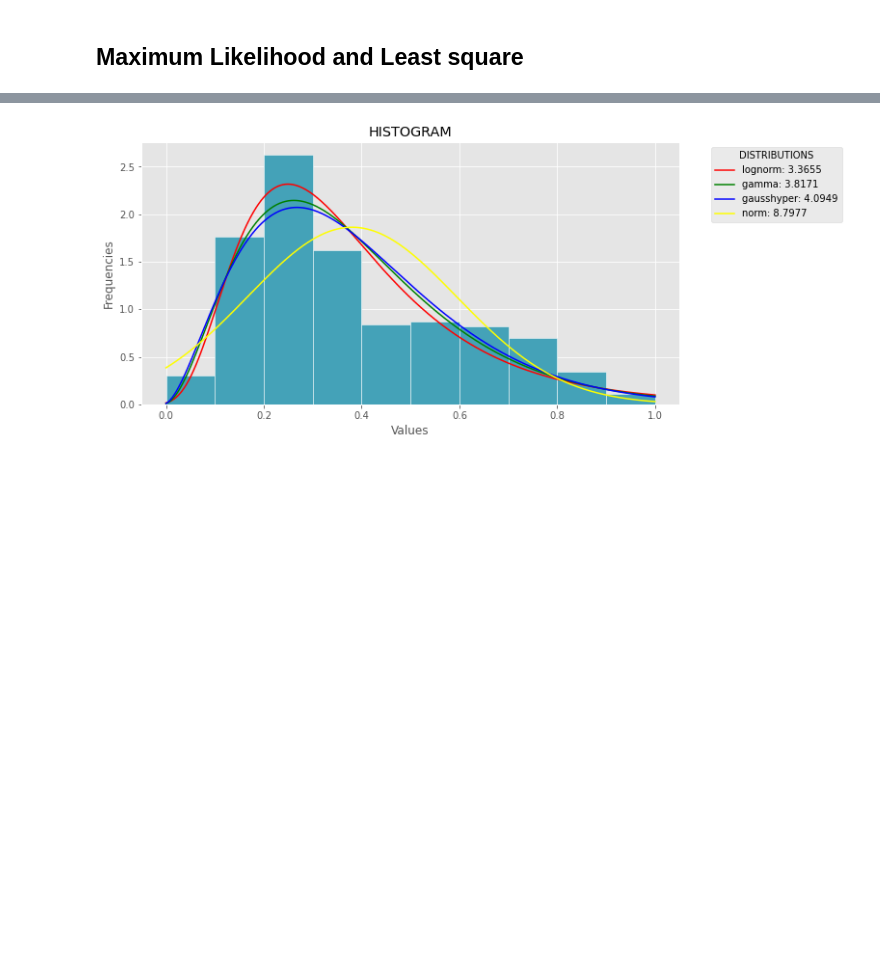
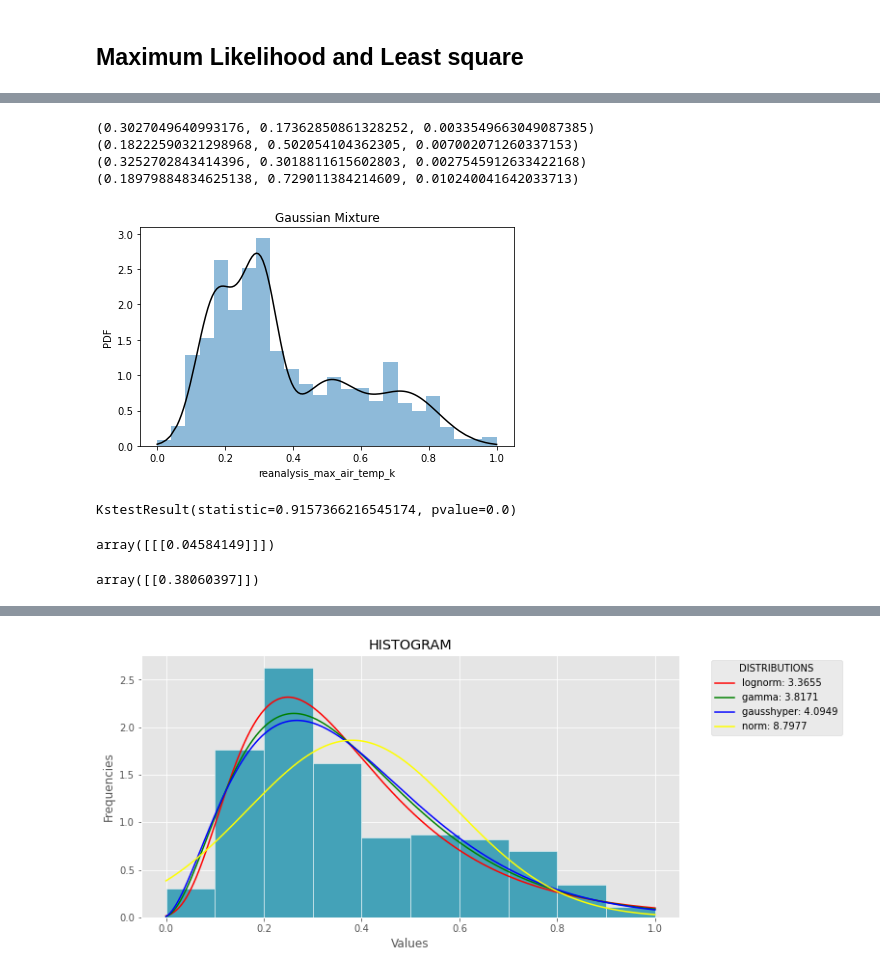
Before and after one commit to 2021-ITMO-BD-team/multivar_itmo, a Jupyter notebook: notebooks/lab1.ipynb, the cells around one changed output, grey strips where cells are left out. Drawn from its saved outputs; the diff is of its cells as text; code cells hidden in the pictures; blank space fills up the shorter version.

Commit message:
Gaussian distribution added. Tested p-value

```diff
--- a/notebooks/lab1.ipynb
+++ b/notebooks/lab1.ipynb
@@ -799,0 +790,37 @@ Least squares estimates: [0.27612835 0.1223487 ]
+# %%
+import numpy as np
+import matplotlib.pyplot as plt
+from sklearn.mixture import GaussianMixture
+
+data = np.array(df[0])#np.loadtxt('file.txt') ##loading univariate data.
+
+gmm = GaussianMixture(n_components = 4).fit(data.reshape(-1, 1))
+
+plt.figure()
+plt.hist(data, bins=24, histtype='stepfilled', density=True, alpha=0.5)
+f_axis = data.copy().ravel()
+f_axis.sort()
+
+
+a = []
+for weight, mean, covar in zip(gmm.weights_, gmm.means_, gmm.covariances_):
+    print((weight, mean[0], covar[0][0]))
+    a.append(weight*scipy.stats.norm.pdf(f_axis, mean, np.sqrt(covar)).ravel())
+#     plt.plot(f_axis, a[-1])
+plt.plot(f_axis, np.array(a).sum(axis =0), 'k-')
+plt.title("Gaussian Mixture")
+plt.xlabel(top_4[0])
+plt.ylabel('PDF')
+plt.tight_layout()
+plt.show()
+# %% [output]
+(0.3027049640993176, 0.17362850861328252, 0.0033549663049087385)
+(0.18222590321298968, 0.502054104362305, 0.007002071260337153)
+(0.3252702843414396, 0.3018811615602803, 0.0027545912633422168)
+(0.18979884834625138, 0.729011384214609, 0.010240041642033713)
+[figure, added]
+# %%
+ks = scipy.stats.kstest(df[0], 'lognorm', (0.18979884834625138, 0.729011384214609, 0.010240041642033713), N=100)
+ks
+# %% [output]
+KstestResult(statistic=0.9157366216545174, pvalue=0.0)
@@ -799,0 +830,8 @@ Least squares estimates: [0.27612835 0.1223487 ]
+# %%
+gmm.covariances_
+# %% [output]
+array([[[0.04584149]]])
+# %%
+gmm.means_
+# %% [output]
+array([[0.38060397]])
```
Also changed, not shown: parts of 23 cells of this notebook.
